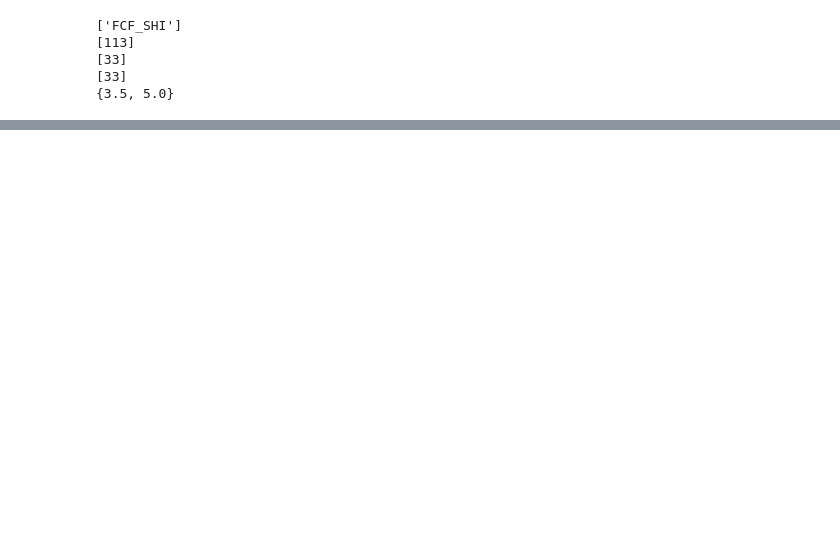
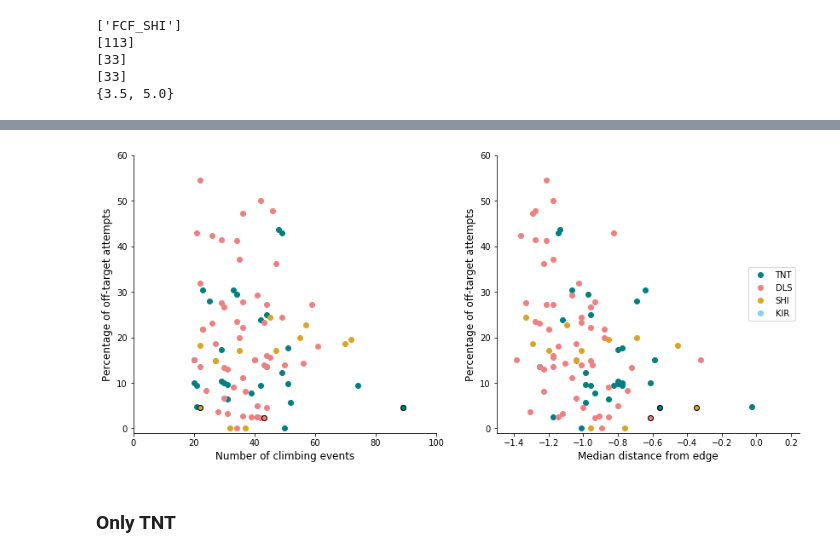
Before and after one commit to hjmh/gapCrossingAnalysis, a Jupyter notebook: gapCrossing_analysisOfScreen.ipynb, the cells around one changed output, grey strips where cells are left out. Drawn from its saved outputs; the diff is of its cells as text; code cells hidden in the pictures; blank space fills up the shorter version.

```diff
--- a/gapCrossing_analysisOfScreen.ipynb
+++ b/gapCrossing_analysisOfScreen.ipynb
@@ -392,0 +395,39 @@ for i in range(10):
+# %%
+# Effector comparison
+fig, axs = plt.subplots(1,2,figsize=(14,6))
+
+effctorCol = ['teal','lightcoral','goldenrod','lightskyblue']
+for i, ect in enumerate(['TNT','DLS','SHI','KIR']):
+    ncdf = overviewdf.query('effector=="{}"'.format(ect))
+    axs[0].plot(ncdf['numClimb'],ncdf['fracOffTarget'],'o', color=effctorCol[i], label=ect)
+
+ncdf = overviewdf.query('nclass=="control"')
+axs[0].plot(ncdf['numClimb'],ncdf['fracOffTarget'],'o',
+         markeredgecolor='black',markerfacecolor='none',markeredgewidth=1, label='')
+
+#axs[0].legend()
+axs[0].set_xlabel('Number of climbing events', fontsize=12)
+axs[0].set_xlim(0, maxClimb)
+
+for i, ect in enumerate(['TNT','DLS','SHI','KIR']):
+    ncdf = overviewdf.query('effector=="{}"'.format(ect))
+    axs[1].plot(ncdf['dist2edgeMed'],ncdf['fracOffTarget'],'o', color=effctorCol[i], label=ect)
+
+ncdf = overviewdf.query('nclass=="control"')
+axs[1].plot(ncdf['dist2edgeMed'],ncdf['fracOffTarget'],'o',
+         markeredgecolor='black',markerfacecolor='none',markeredgewidth=1, label='')
+
+axs[1].legend()
+axs[1].set_xlabel('Median distance from edge', fontsize=12)
+axs[1].set_xlim(-1.5,0.25)
+
+for ax in axs:
+    ax.set_ylabel('Percentage of off-target attempts', fontsize=12)
+    ax.set_ylim(-1,60)
+    myAxisTheme(ax)
+
+fig.savefig(plotDir+sep+'screen_attemptsAndDistVSofftarget{}deg_effectorComparison_{}.pdf'.format(offtarget_ang, postfix))
+# %% [output]
+[figure, added]
+# %% [markdown]
+### Only TNT
```
Also changed, not shown: parts of 86 cells of this notebook.
